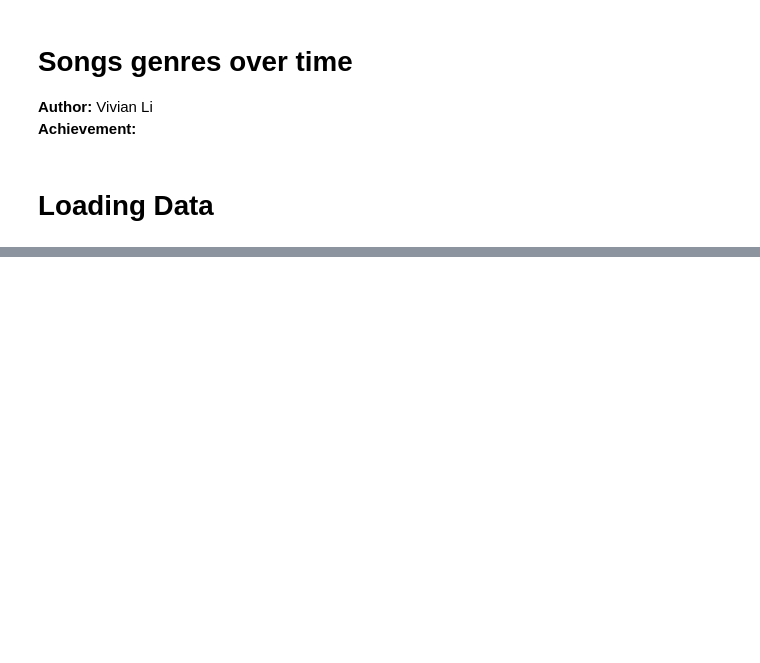
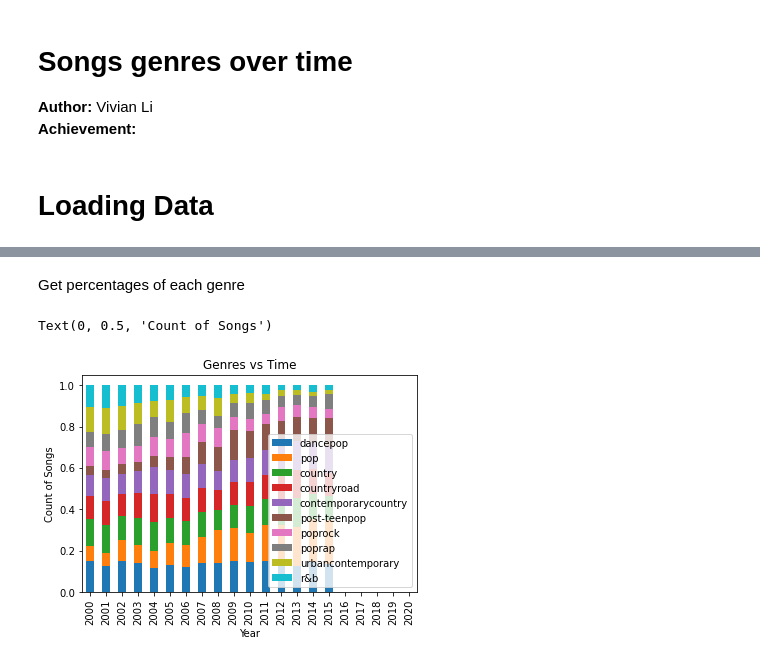
Before and after one commit to vivvvli/evolution-of-music, a Jupyter notebook: exploration/dominant_genres_over_time.ipynb, the cells around one changed output, grey strips where cells are left out. Drawn from its saved outputs; the diff is of its cells as text; code cells hidden in the pictures; blank space fills up the shorter version.

```diff
--- a/exploration/dominant_genres_over_time.ipynb
+++ b/exploration/dominant_genres_over_time.ipynb
@@ -84,0 +86,11 @@ for group in chunker(composite_table['id'].head(20), 5):
+# %% [markdown]
+Get percentages of each genre
+# %%
+res = new_dataframe.div(new_dataframe.sum(axis=1), axis=0)
+res.plot(kind='bar', stacked=True)
+plt.title("Genres vs Time")
+plt.xlabel("Year")
+plt.ylabel("Count of Songs")
+# %% [output]
+Text(0, 0.5, 'Count of Songs')
+[figure, added]
```
Also changed, not shown: parts of 16 cells of this notebook, 3 other files.
